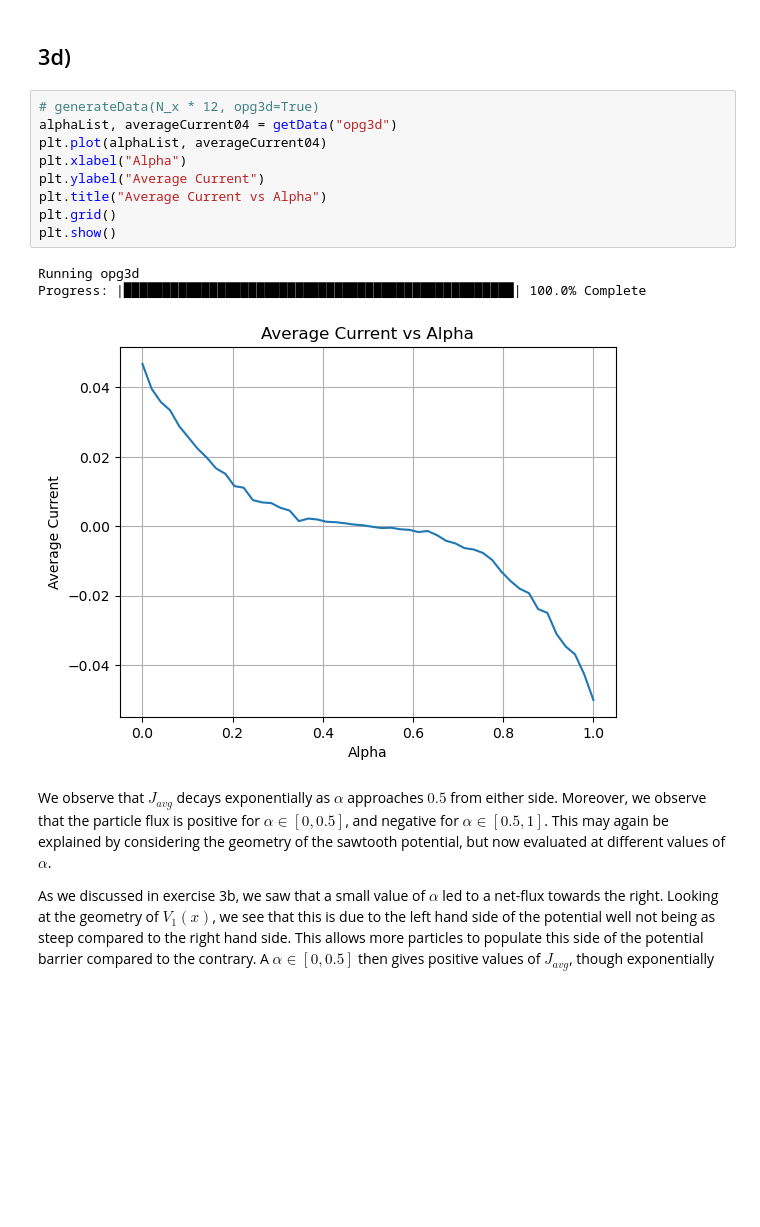
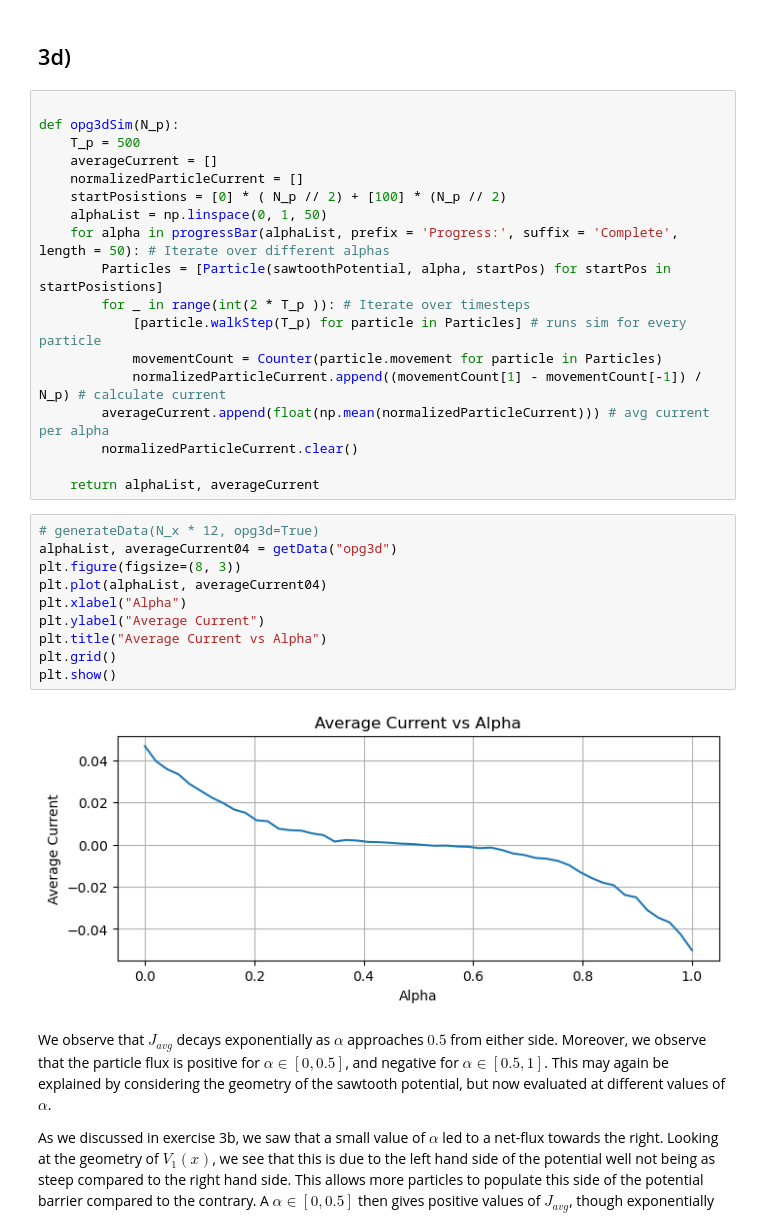
Before and after one commit to Benj181/VitBerProject01, a Jupyter notebook: rapport.ipynb, the cells around one changed output. Saved outputs shown, nothing was run; the diff lists cells and outputs as text; blank space fills up the shorter version.

```diff
--- a/rapport.ipynb
+++ b/rapport.ipynb
@@ -821,19 +735,36 @@ The simulation firstly illustrates that small values of $T_p$ will yield a small
 <hr>
 # %% [markdown]
 ## 3d)
+# %%
+
+def opg3dSim(N_p):
+    T_p = 500
+    averageCurrent = []
+    normalizedParticleCurrent = []
+    startPosistions = [0] * ( N_p // 2) + [100] * (N_p // 2)
+    alphaList = np.linspace(0, 1, 50)
+    for alpha in progressBar(alphaList, prefix = 'Progress:', suffix = 'Complete', length = 50): # Iterate over different alphas
+        Particles = [Particle(sawtoothPotential, alpha, startPos) for startPos in startPosistions]
+        for _ in range(int(2 * T_p )): # Iterate over timesteps
+            [particle.walkStep(T_p) for particle in Particles] # runs sim for every particle
+            movementCount = Counter(particle.movement for particle in Particles)
+            normalizedParticleCurrent.append((movementCount[1] - movementCount[-1]) / N_p) # calculate current
+        averageCurrent.append(float(np.mean(normalizedParticleCurrent))) # avg current per alpha
+        normalizedParticleCurrent.clear()
+
+    return alphaList, averageCurrent
 # %%
 # generateData(N_x * 12, opg3d=True)
 alphaList, averageCurrent04 = getData("opg3d")
+plt.figure(figsize=(8, 3))
 plt.plot(alphaList, averageCurrent04)
 plt.xlabel("Alpha")
 plt.ylabel("Average Current")
 plt.title("Average Current vs Alpha")
 plt.grid()
 plt.show()
 # %% [output]
-Running opg3d
-Progress: |██████████████████████████████████████████████████| 100.0% Complete
-[figure, old version]
+[figure, new version]
 # %% [markdown]
 We observe that $J_{avg}$ decays exponentially as $\alpha$ approaches $0.5$ from either side. Moreover, we observe that the particle flux is positive for $\alpha \in [0, 0.5]$, and negative for $\alpha \in [0.5, 1]$. This may again be explained by considering the geometry of the sawtooth potential, but now evaluated at different values of $\alpha$.
 
```
Also changed, not shown: parts of 25 cells of this notebook.
